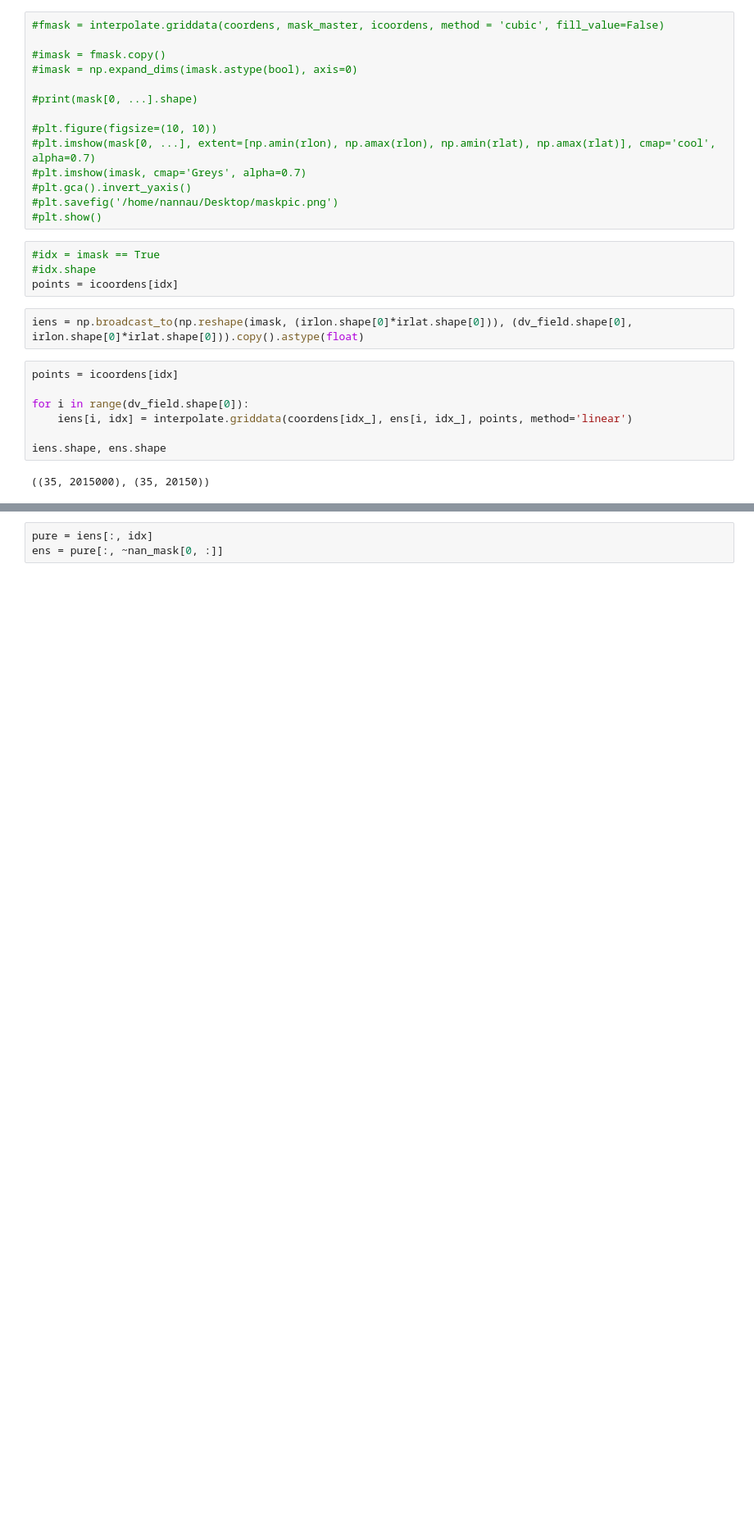
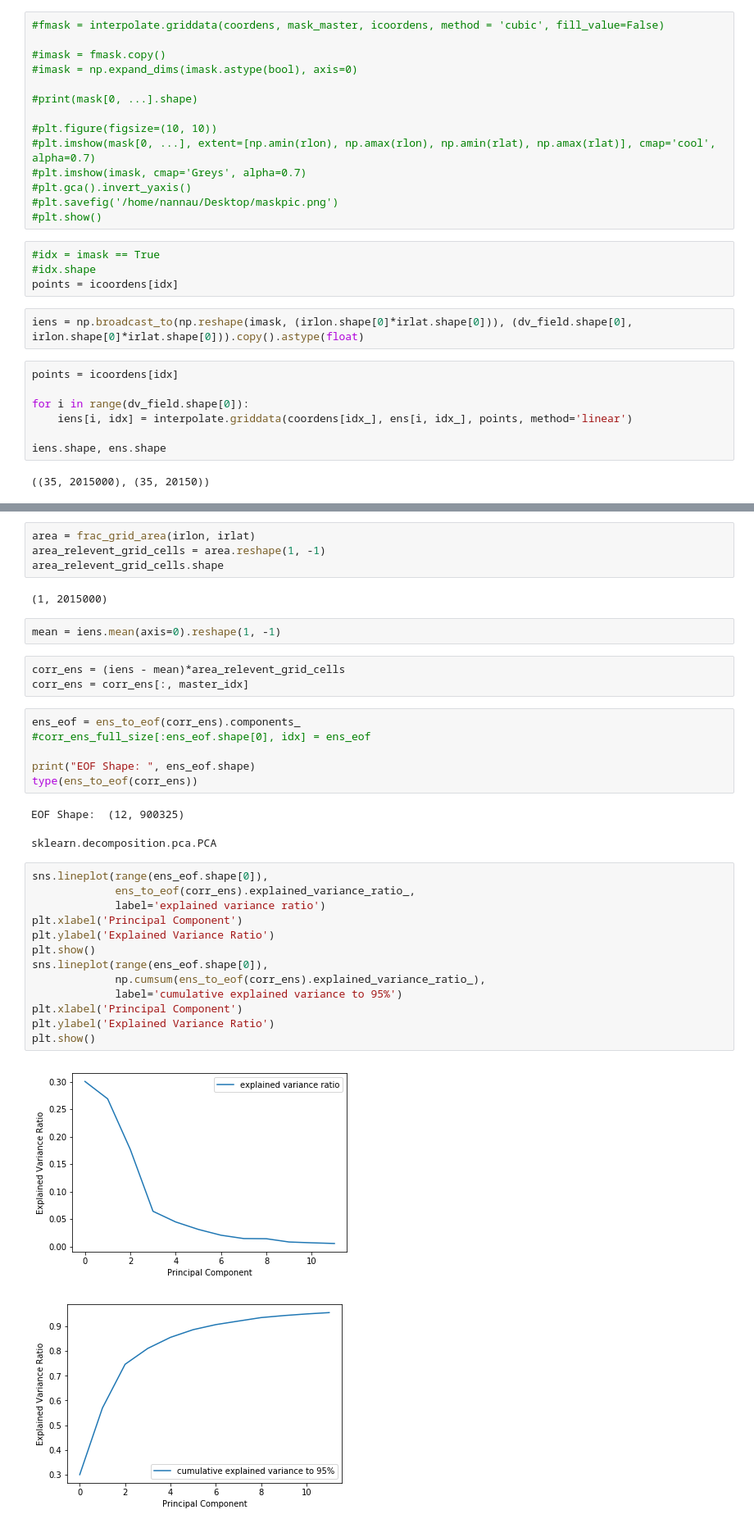
Before and after one commit to pacificclimate/climpyrical, a Jupyter notebook: notebooks/interpolation.ipynb, the cells around one changed output, grey strips where cells are left out. Shown: that part at 82% size. Saved outputs shown, nothing was run; the diff lists cells and outputs as text; blank space fills up the shorter version.

```diff
--- a/notebooks/interpolation.ipynb
+++ b/notebooks/interpolation.ipynb
@@ -105,3 +117,36 @@ nan_mask[0, :].shape
-# %%
-pure = iens[:, idx]
-ens = pure[:, ~nan_mask[0, :]]
+# %%
+area = frac_grid_area(irlon, irlat)
+area_relevent_grid_cells = area.reshape(1, -1)
+area_relevent_grid_cells.shape
+# %% [output]
+(1, 2015000)
+# %%
+mean = iens.mean(axis=0).reshape(1, -1)
+# %%
+corr_ens = (iens - mean)*area_relevent_grid_cells
+corr_ens = corr_ens[:, master_idx]
+# %%
+ens_eof = ens_to_eof(corr_ens).components_
+#corr_ens_full_size[:ens_eof.shape[0], idx] = ens_eof
+
+print("EOF Shape: ", ens_eof.shape)
+type(ens_to_eof(corr_ens))
+# %% [output]
+EOF Shape:  (12, 900325)
+sklearn.decomposition.pca.PCA
+# %%
+sns.lineplot(range(ens_eof.shape[0]),
+             ens_to_eof(corr_ens).explained_variance_ratio_,
+             label='explained variance ratio')
+plt.xlabel('Principal Component')
+plt.ylabel('Explained Variance Ratio')
+plt.show()
+sns.lineplot(range(ens_eof.shape[0]),
+             np.cumsum(ens_to_eof(corr_ens).explained_variance_ratio_),
+             label='cumulative explained variance to 95%')
+plt.xlabel('Principal Component')
+plt.ylabel('Explained Variance Ratio')
+plt.show()
+# %% [output]
+[figure, added]
+[figure, added]
```
Also changed, not shown: parts of 18 cells of this notebook.
